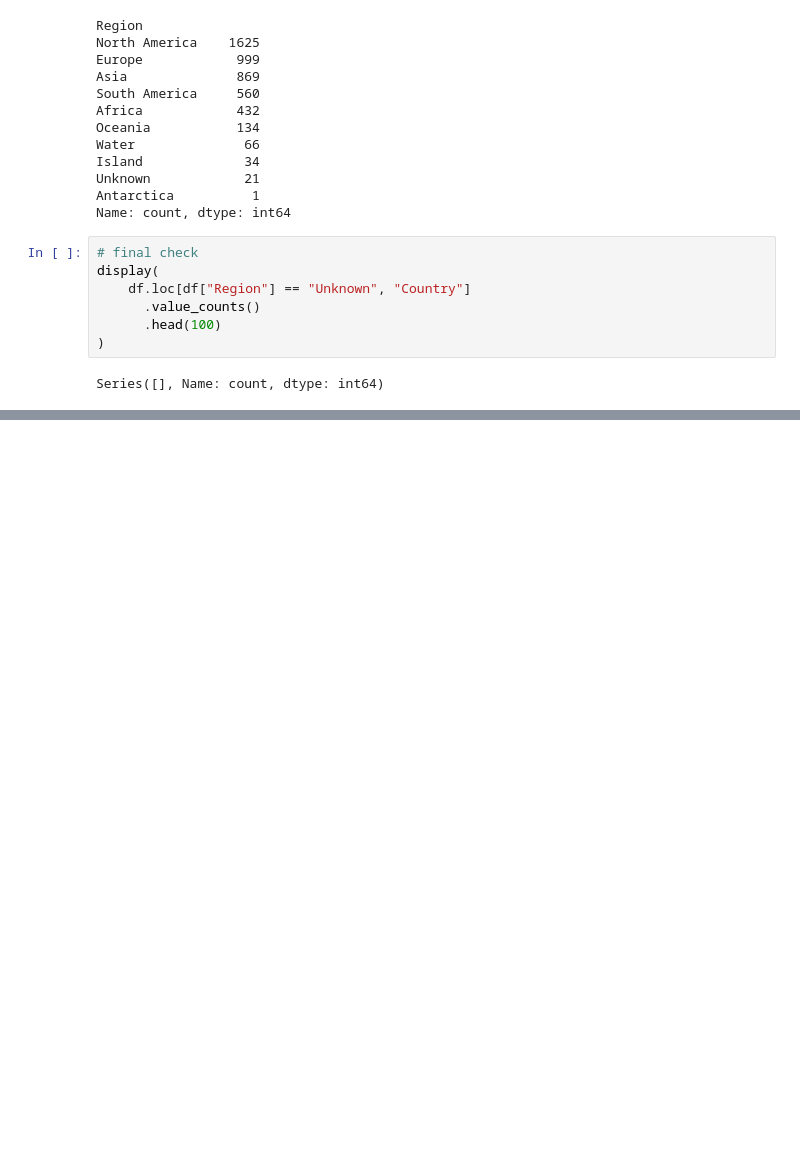
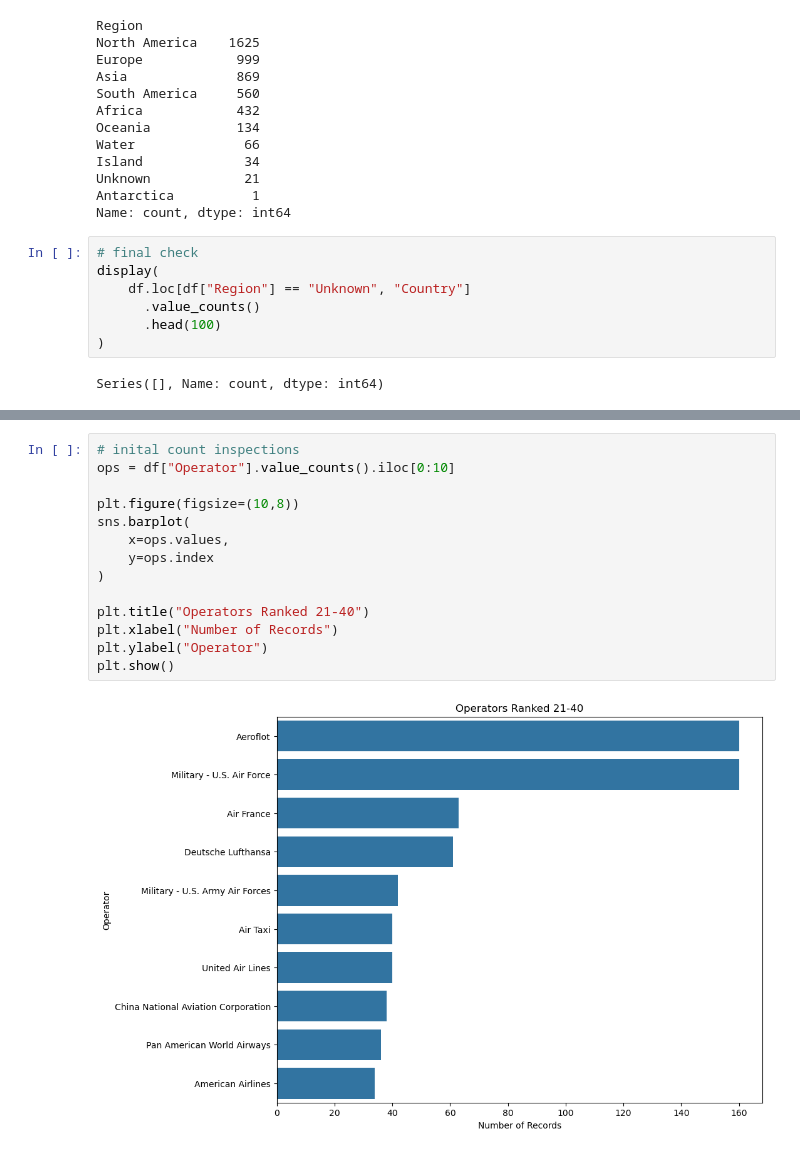
Before and after one commit to tomwillhughes/ML_project, a Jupyter notebook: Notebooks/Airplane_Crash_Prediction.ipynb, the cells around one changed output, grey strips where cells are left out. Cells and saved outputs as stored; diff of their text form; blank space fills up the shorter version.

```diff
--- a/Notebooks/Airplane_Crash_Prediction.ipynb
+++ b/Notebooks/Airplane_Crash_Prediction.ipynb
@@ -913,0 +920,16 @@ Series([], Name: count, dtype: int64)
+# %%
+# inital count inspections
+ops = df["Operator"].value_counts().iloc[0:10]
+
+plt.figure(figsize=(10,8))
+sns.barplot(
+    x=ops.values,
+    y=ops.index
+)
+
+plt.title("Operators Ranked 21-40")
+plt.xlabel("Number of Records")
+plt.ylabel("Operator")
+plt.show()
+# %% [output]
+[figure, added]
```
Also changed, not shown: parts of 46 cells of this notebook.
